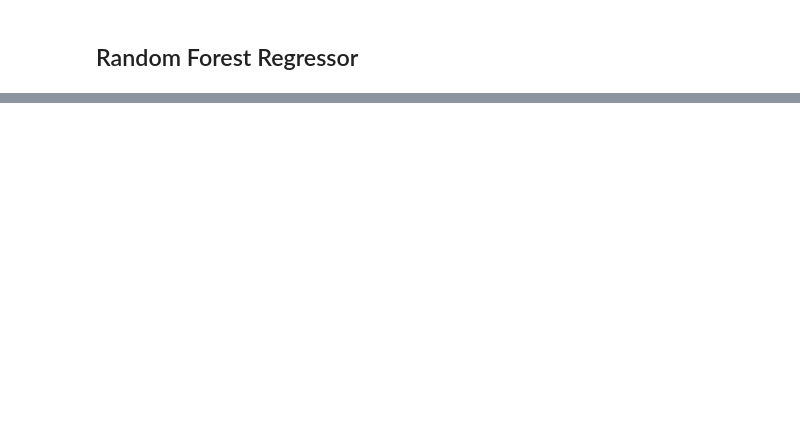
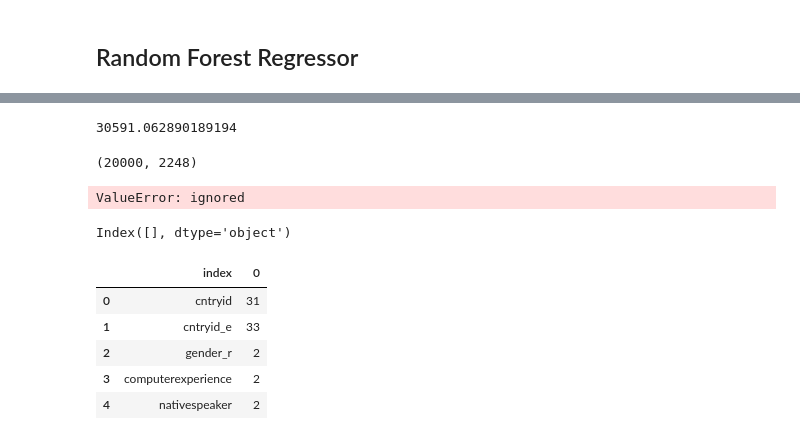
Before and after one commit to AVJdataminer/UpworkFS, a Jupyter notebook: Upwork_FS.ipynb, the cells around one changed output, grey strips where cells are left out. Saved outputs shown, nothing was run; the diff lists cells and outputs as text; code cells hidden in the pictures; blank space fills up the shorter version.

```diff
--- a/Upwork_FS.ipynb
+++ b/Upwork_FS.ipynb
@@ -320,0 +343,12 @@ print("Best score is {}".format(rfr_random.best_score_))
+# %%
+regressor = RandomForestRegressor(random_state=0, n_estimators=300, max_depth=None, max_features=10,
+                                  min_samples_leaf=1, min_samples_split=2, bootstrap=False)
+regressor.fit(X_train, y_train)
+regressor.score(X_test, y_test)
+y_pred = regressor.predict(X_test)
+from sklearn.metrics import mean_squared_error
+from math import sqrt
+mse = mean_squared_error(y_test, y_pred)
+mse
+# %% [output]
+30591.062890189194
@@ -320,0 +358,37 @@ print("Best score is {}".format(rfr_random.best_score_))
+# %%
+dft = pd.read_csv('client-testset-1561457457-219.csv')
+dft = dft.drop(['row','job_performance'],axis=1)
+dftn = dft.select_dtypes(exclude=['object'])
+imputer = Imputer(missing_values='NaN', strategy='median', axis=0)
+imputer = imputer.fit(dftn)
+dftna = pd.DataFrame(imputer.transform(dftn), columns = dftn.drop(['v262'], axis=1).columns)
+dfo = dft.select_dtypes(include=['object'])
+"""## Create dummy vars and concat with numeric"""
+dft = pd.concat([dftna, pd.get_dummies(dfo)], axis=1).drop(['timestamp_1561457457-219'], axis =1)
+dft.shape
+# %% [output]
+(20000, 2248)
+# %%
+dft = pd.read_csv('client-testset-1561457457-219.csv').drop(['row','job_performance'],axis=1)
+imputer = Imputer(missing_values='NaN', strategy='median', axis=0)
+imputer = imputer.fit(dft.select_dtypes(exclude=['object']))
+dfna = pd.DataFrame(imputer.transform(dft.select_dtypes(exclude=['object'])), columns = dft.drop(['v262'], axis=1).columns)
+
+#dft.select_dtypes(include=['object']).head()
+#vnt = pd.DataFrame(dft.select_dtypes(include=['object']).nunique()).reset_index()
+# %% [output]
+ValueError: ignored
+# %%
+dft = dft.drop(['row','job_performance'],axis=1)
+dft.columns.difference(df.columns)
+# %% [output]
+Index([], dtype='object')
+# %%
+vnt.head()
+# %% [output]
+|  | index | 0 |
+| 0 | cntryid | 31 |
+| 1 | cntryid_e | 33 |
+| 2 | gender_r | 2 |
+| 3 | computerexperience | 2 |
+| 4 | nativespeaker | 2 |
```
Also changed, not shown: parts of 48 cells of this notebook.
